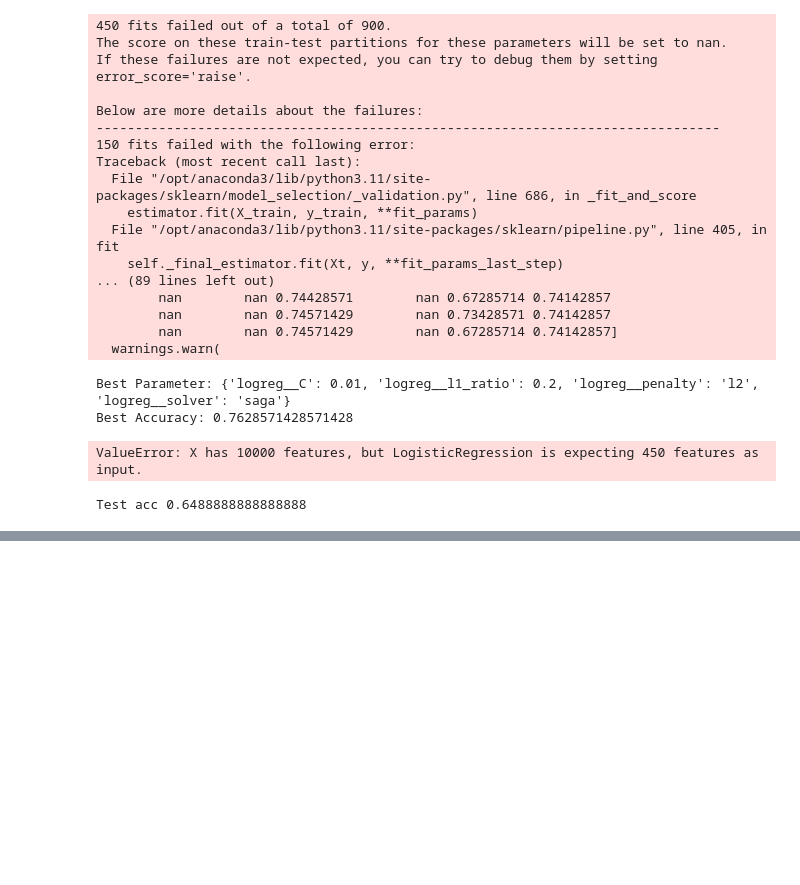
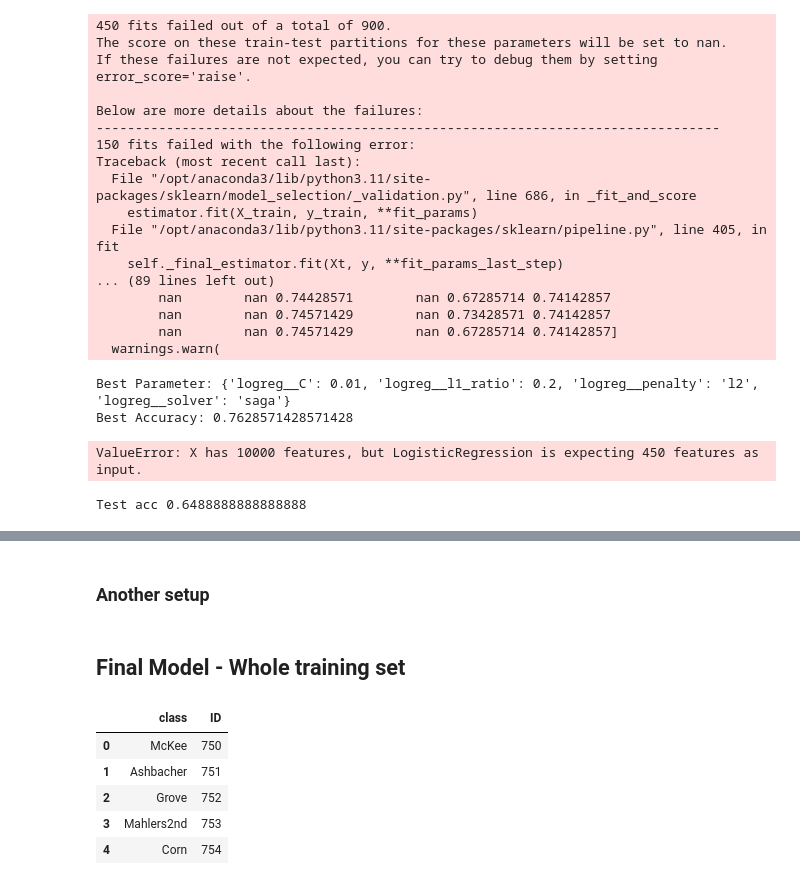
Before and after one commit to paulhoenes/ml_ss24, a Jupyter notebook: Amazon_reviews.ipynb, the cells around one changed output, grey strips where cells are left out. Cells and saved outputs as stored; diff of their text form; code cells hidden in the pictures; blank space fills up the shorter version.

Commit message:
tentative final model

```diff
--- a/Amazon_reviews.ipynb
+++ b/Amazon_reviews.ipynb
@@ -14,7 +14,7 @@ os.getcwd()
 '/Users/paulbojan/Documents/TU Wien/2.Semester/Machine Learning/assignments/ex1/local'
 # %%
 amazon_train = pd.read_csv('datasets/review_train.csv')
-amazon_test = pd.read_csv('datasets/review_test.csv')
+v = pd.read_csv('datasets/review_test.csv')
 # %%
 #display(amazon_train)
 print(amazon_train.shape)
@@ -335,9 +335,9 @@ plt.show()
 # Refit the PCA with the number of components that explain ca. 95% of the variance
 
 
-def pca_resample_split_scale(split_size = 0.25, n_components = 450, scaled = True):
+def pca_resample_split_scale(split_size = 0.25, n_components = 450, scaled = True, df = amazon_train):
 
-    X_train, y_train, X_test, y_test = split_and_oversample(amazon_train.drop('Class', axis=1), amazon_train['Class'], random_state=123, test_size=split_size)
+    X_train, y_train, X_test, y_test = split_and_oversample(df.drop('Class', axis=1), df['Class'], random_state=123, test_size=split_size)
 
     if scaled:
         scaler = StandardScaler()
@@ -652,0 +747,12 @@ Test acc 0.6488888888888888
+# %% [markdown]
+### Another setup
+# %%
+component_number = np.arange(250, 700, 50)
+
+for i in component_number:
+    X_train_pca, y_train, X_test_pca, y_test = pca_resample_split_scale(scaled=True, split_size=0.3, n_components=i)
+
+    print("Number of components:", i)
+    model_logistic_regression(X_train_pca, y_train, X_test_pca, y_test)
+# %% [markdown]
+## Final Model - Whole training set
@@ -652,0 +791,22 @@ Test acc 0.6488888888888888
+# %%
+logistic_reg_model_final = LogisticRegression(C=0.01, penalty='l2', solver='saga', max_iter=10000, random_state=100)
+
+logistic_reg_model_final.fit(X_train, y_train)
+
+
+y_pred = logistic_reg_model_final.predict(X_Test)
+# %%
+y_pred = pd.DataFrame(y_pred, columns=['class'])
+
+
+y_pred = pd.concat([y_pred, amazon_test["ID"]], axis=1)
+
+
+y_pred.head()
+# %% [output]
+|  | class | ID |
+| 0 | McKee | 750 |
+| 1 | Ashbacher | 751 |
+| 2 | Grove | 752 |
+| 3 | Mahlers2nd | 753 |
+| 4 | Corn | 754 |
```
Also changed, not shown: parts of 3 cells of this notebook, 1 other file.
